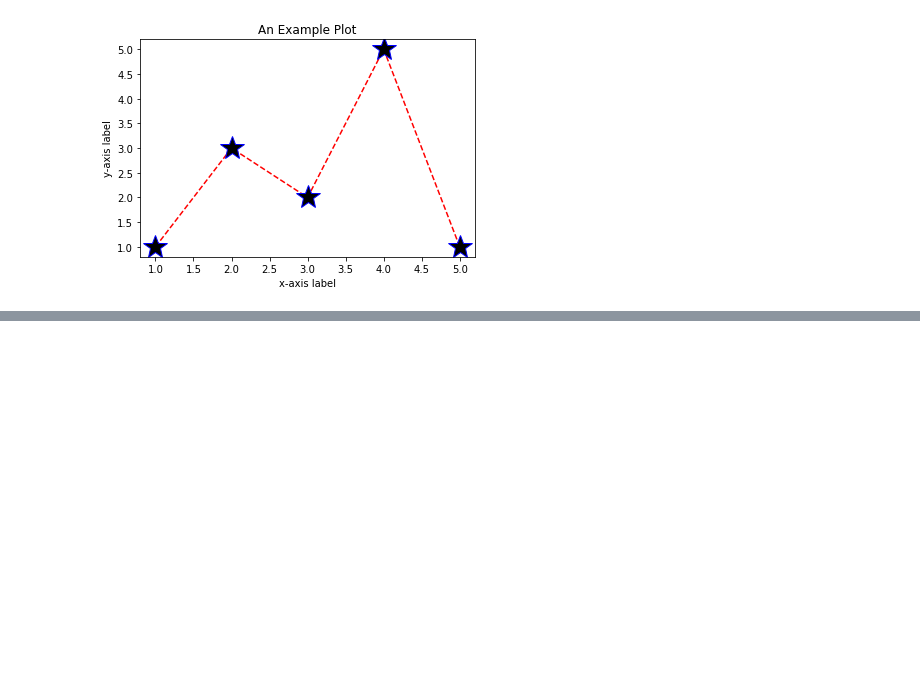
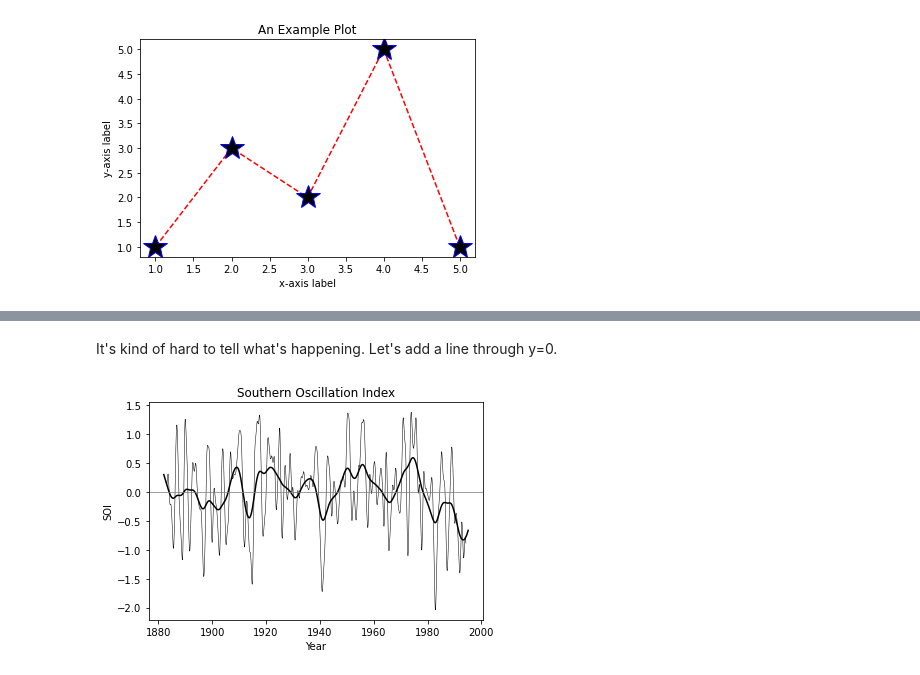
Before and after one commit to anissa111/matplotlib-tutorial, a Jupyter notebook: Prerelease.ipynb, the cells around one changed output, grey strips where cells are left out. Saved outputs shown, nothing was run; the diff lists cells and outputs as text; code cells hidden in the pictures; blank space fills up the shorter version.

```diff
--- a/Prerelease.ipynb
+++ b/Prerelease.ipynb
@@ -84,0 +127,8 @@ ax.set_title('An Example Plot');
+# %% [markdown]
+It's kind of hard to tell what's happening. Let's add a line through y=0.
+# %%
+# Add horizonal line
+ax.axhline(y=0, color='grey', linewidth=0.75)
+fig
+# %% [output]
+[figure, added]
```
Also changed, not shown: parts of 14 cells of this notebook, 3 other files.
